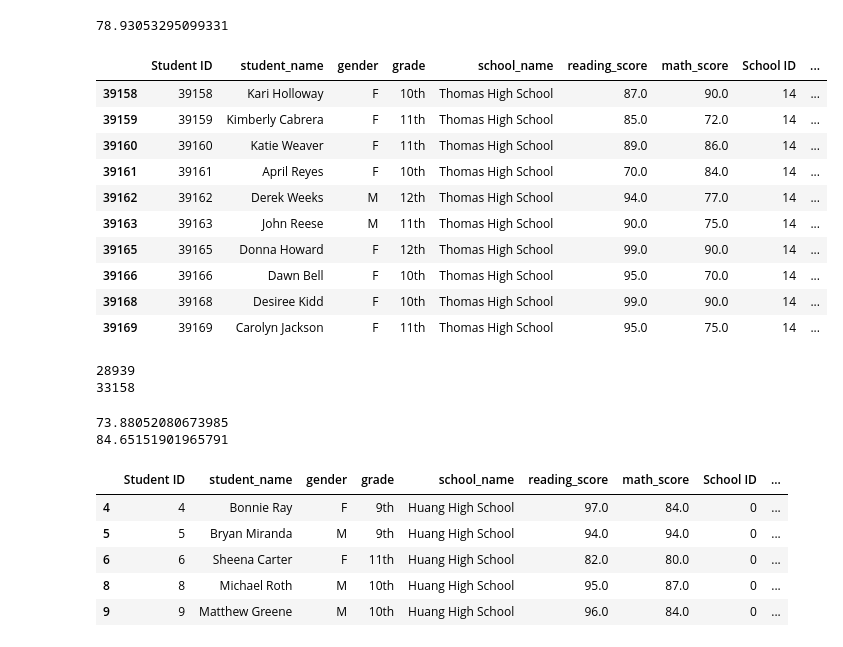
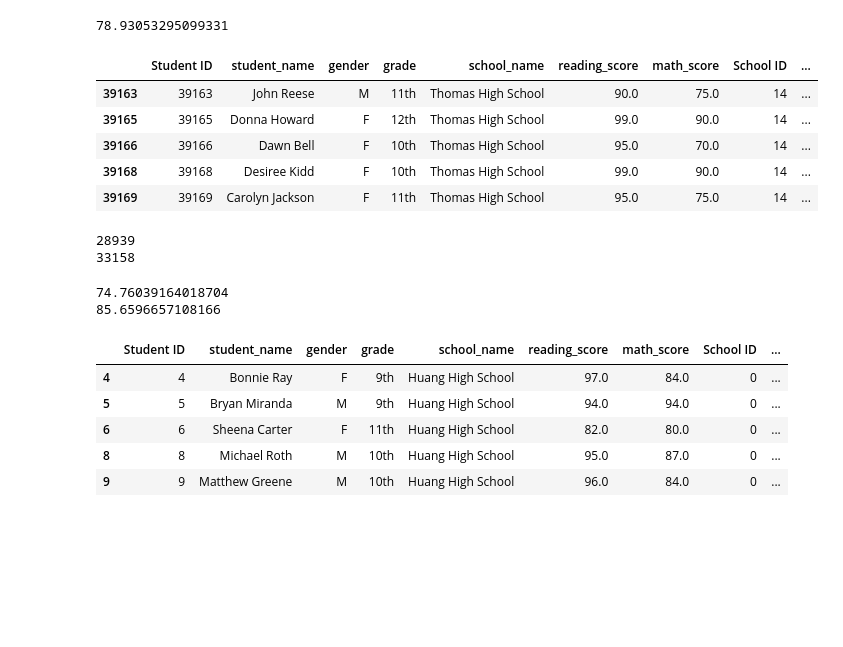
Before and after one commit to Mots94/School_District_Analysis, a Jupyter notebook: PyCitySchools_Challenge.ipynb, the cells around one changed output. Cells and saved outputs as stored; diff of their text form; code cells hidden in the pictures; blank space fills up the shorter version.

```diff
--- a/PyCitySchools_Challenge.ipynb
+++ b/PyCitySchools_Challenge.ipynb
@@ -229,15 +241,10 @@ average_math_score
 # %%
 passing_math = school_data_complete_df[school_data_complete_df["math_score"] >= 70]
 passing_reading = school_data_complete_df[school_data_complete_df["reading_score"] >= 70]
 
-passing_math.tail(10)
+passing_math.tail()
 # %% [output]
 |  | Student ID | student_name | gender | grade | school_name | reading_score | math_score | School ID | ... |
-| 39158 | 39158 | Kari Holloway | F | 10th | Thomas High School | 87.0 | 90.0 | 14 | ... |
-| 39159 | 39159 | Kimberly Cabrera | F | 11th | Thomas High School | 85.0 | 72.0 | 14 | ... |
-| 39160 | 39160 | Katie Weaver | F | 11th | Thomas High School | 89.0 | 86.0 | 14 | ... |
-| 39161 | 39161 | April Reyes | F | 10th | Thomas High School | 70.0 | 84.0 | 14 | ... |
-| 39162 | 39162 | Derek Weeks | M | 12th | Thomas High School | 94.0 | 77.0 | 14 | ... |
 | 39163 | 39163 | John Reese | M | 11th | Thomas High School | 90.0 | 75.0 | 14 | ... |
 | 39165 | 39165 | Donna Howard | F | 12th | Thomas High School | 99.0 | 90.0 | 14 | ... |
 | 39166 | 39166 | Dawn Bell | F | 10th | Thomas High School | 95.0 | 70.0 | 14 | ... |
@@ -257,16 +264,16 @@ print(passing_reading_count)
 33158
 # %%
 # Calculate percentage of students passing math
-passing_math_percent = passing_math_count / float(student_count) * 100
+passing_math_percent = passing_math_count / float(student_count_revised) * 100
 
 # Calculate percentage of students passing reading
-passing_reading_percent = passing_reading_count / float(student_count) * 100
+passing_reading_percent = passing_reading_count / float(student_count_revised) * 100
 
 print(passing_math_percent)
 print(passing_reading_percent)
 # %% [output]
-73.88052080673985
-84.65151901965791
+74.76039164018704
+85.6596657108166
 # %%
 # Calculate number of students passing both math and reading
 
```
Also changed, not shown: parts of 60 cells of this notebook, 1 other file.
